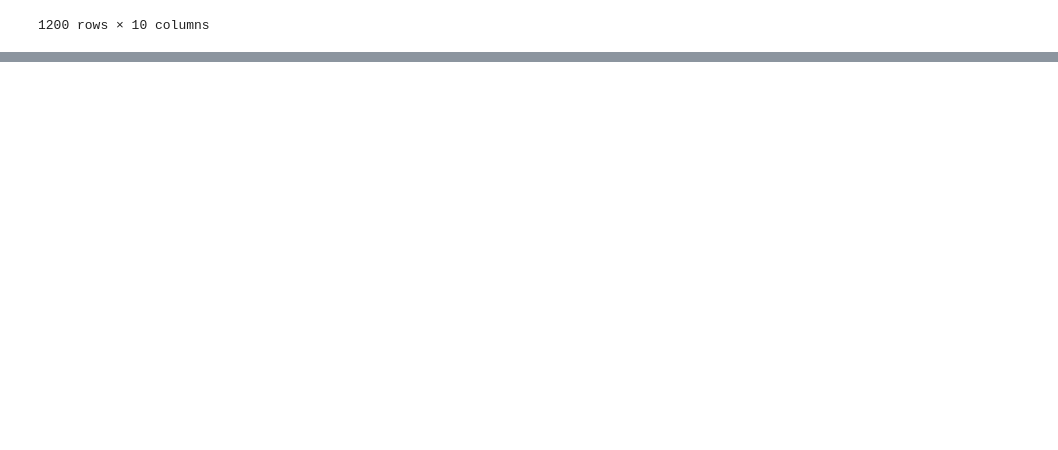
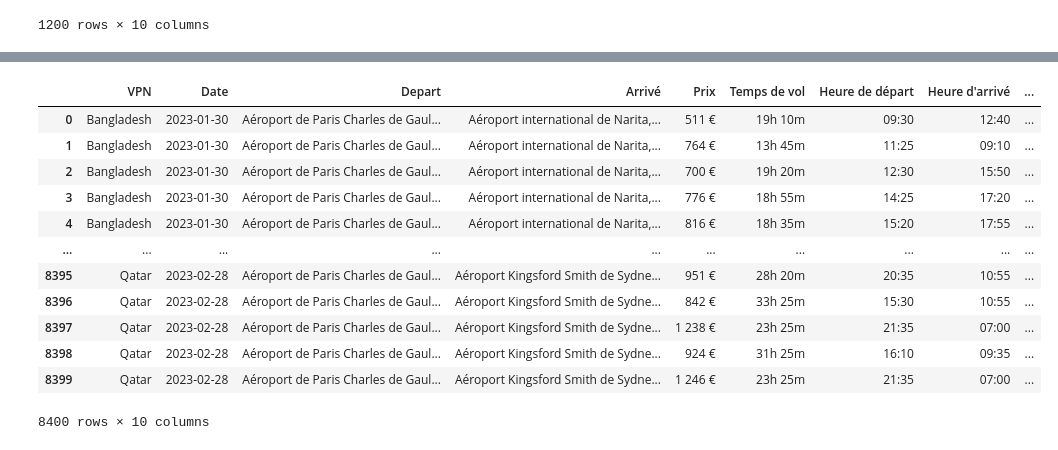
Before and after one commit to bebeyoul/Plane_ticket_price, a Jupyter notebook: concatenation.ipynb, the cells around one changed output, grey strips where cells are left out. Saved outputs shown, nothing was run; the diff lists cells and outputs as text; code cells hidden in the pictures; blank space fills up the shorter version.

```diff
--- a/concatenation.ipynb
+++ b/concatenation.ipynb
@@ -171,0 +174,27 @@ df.to_csv('data/A utiliser/dataset_riche_fevrier.csv')
+# %%
+old_final_dataset = pd.read_csv("data/final_dataset.csv")
+old_final_dataset= old_final_dataset.drop(columns=['Unnamed: 0'])
+old_final_dataset= old_final_dataset.drop(columns=['PIB par habitant (€)'])
+# %%
+# 1200 lignes
+df_riche_fevr = pd.read_csv("data/A utiliser/dataset_riche_fevrier.csv")
+df_riche_fevr= df_riche_fevr.drop(columns=['Unnamed: 0'])
+df_riche_fevr
+
+# 600 lignes
+df_27 = pd.read_csv("data/A utiliser/df_27.csv")
+# 600 lignes
+df_28 = pd.read_csv("data/A utiliser/df_28.csv")
+# 1200 lignes
+df_26 = pd.read_csv("data/A utiliser/df_26.csv")
+# %%
+# concatener les dataframes
+df_new_dates = pd.concat([old_final_dataset, df_26,df_27,df_28, df_riche_fevr]).reset_index()
+df_new_dates= df_new_dates.drop(columns=['index'])
+# %%
+# replace / with -
+df_new_dates['Date'] = df_new_dates['Date'].str.replace('/', '-')
+# convertir la colonne 'date' en un format de date
+df_new_dates['Date'] = pd.to_datetime(df_new_dates['Date'], format='%d-%m-%Y')
+df_new_dates['Date'].unique()
+df_new_dates
@@ -171,0 +215,19 @@ df.to_csv('data/A utiliser/dataset_riche_fevrier.csv')
+# %%
+# sort by date
+df_new_dates = df_new_dates.sort_values(by=['Date', 'VPN']).reset_index()
+df_new_dates= df_new_dates.drop(columns=['index'])
+df_new_dates
+# %% [output]
+|  | VPN | Date | Depart | Arrivé | Prix | Temps de vol | Heure de départ | Heure d'arrivé | ... |
+| 0 | Bangladesh | 2023-01-30 | Aéroport de Paris Charles de Gaul... | Aéroport international de Narita,... | 511 € | 19h 10m | 09:30 | 12:40 | ... |
+| 1 | Bangladesh | 2023-01-30 | Aéroport de Paris Charles de Gaul... | Aéroport international de Narita,... | 764 € | 13h 45m | 11:25 | 09:10 | ... |
+| 2 | Bangladesh | 2023-01-30 | Aéroport de Paris Charles de Gaul... | Aéroport international de Narita,... | 700 € | 19h 20m | 12:30 | 15:50 | ... |
+| 3 | Bangladesh | 2023-01-30 | Aéroport de Paris Charles de Gaul... | Aéroport international de Narita,... | 776 € | 18h 55m | 14:25 | 17:20 | ... |
+| 4 | Bangladesh | 2023-01-30 | Aéroport de Paris Charles de Gaul... | Aéroport international de Narita,... | 816 € | 18h 35m | 15:20 | 17:55 | ... |
+| ... | ... | ... | ... | ... | ... | ... | ... | ... | ... |
+| 8395 | Qatar | 2023-02-28 | Aéroport de Paris Charles de Gaul... | Aéroport Kingsford Smith de Sydne... | 951 € | 28h 20m | 20:35 | 10:55 | ... |
+| 8396 | Qatar | 2023-02-28 | Aéroport de Paris Charles de Gaul... | Aéroport Kingsford Smith de Sydne... | 842 € | 33h 25m | 15:30 | 10:55 | ... |
+| 8397 | Qatar | 2023-02-28 | Aéroport de Paris Charles de Gaul... | Aéroport Kingsford Smith de Sydne... | 1 238 € | 23h 25m | 21:35 | 07:00 | ... |
+| 8398 | Qatar | 2023-02-28 | Aéroport de Paris Charles de Gaul... | Aéroport Kingsford Smith de Sydne... | 924 € | 31h 25m | 16:10 | 09:35 | ... |
+| 8399 | Qatar | 2023-02-28 | Aéroport de Paris Charles de Gaul... | Aéroport Kingsford Smith de Sydne... | 1 246 € | 23h 25m | 21:35 | 07:00 | ... |
+8400 rows × 10 columns
```
Also changed, not shown: parts of 3 cells of this notebook, 6 other files.
